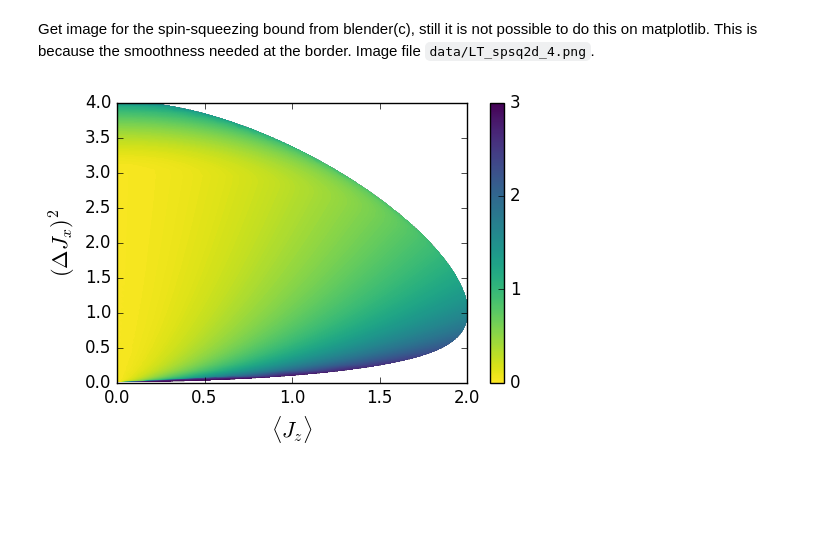
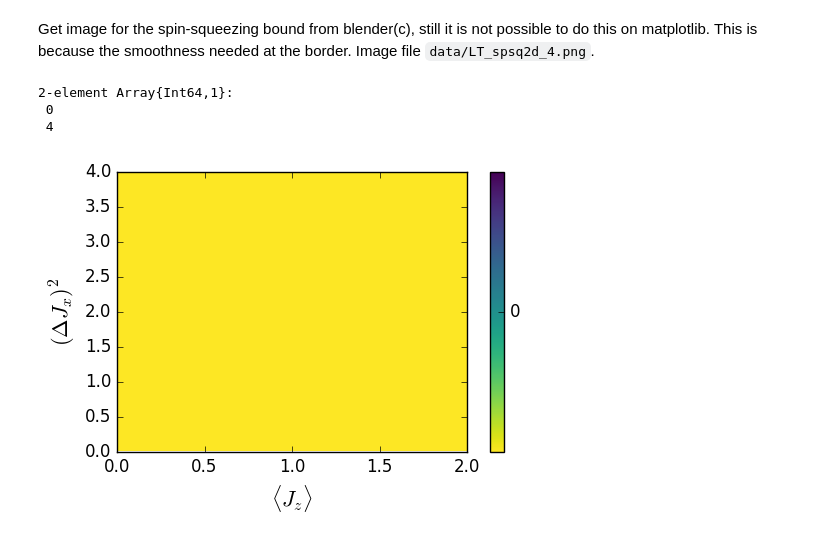
Before and after one commit to iagobaapellaniz/PhD_Thesis, a Jupyter notebook: plots.ipynb, the cells around one changed output. Drawn from its saved outputs; the diff is of its cells as text; code cells hidden in the pictures; blank space fills up the shorter version.

```diff
--- a/plots.ipynb
+++ b/plots.ipynb
@@ -165,21 +43,21 @@ a_read(vddset, "thetaVec")
 # %%
-# maximum line
-indx = indmax(y)
-
 # Figure
 fig = figure(figsize=(5,3.5))
 xl = xlabel(L"$\theta$ [A.U.]", fontsize=L_FSIZE)
 yl = ylabel(L"$(\Delta \theta)^2/N$", fontsize=L_FSIZE)
 xticks(rotation=45)
 
-ax = axis(xmin=0, xmax=xmax)
+ax = axis(xmin=minimum(theta), xmax=maximum(theta))
 
 # SN thresold
-bar(0,1,0.03,0, color="0.9", edgecolor="0.7",linewidth=0)
-plot([0,0.03],[1,1], color="0.7", linewidth=LWD, linestyle="dotted")
+bar(minimum(theta),1,maximum(theta),0, color="0.9",
+    edgecolor="0.7",linewidth=0)
+plot([minimum(theta),maximum(theta)],
+    [1,1], color="0.7", linewidth=LWD, linestyle="dotted")
 
-plot([x[indx],x[indx]],[0,y[indx]], "--r", linewidth=LWD)
-plt = plot(x,y,linewidth=LWD)
+plot([theta_max,theta_max],[0,precision_max],
+    "--r", linewidth=LWD)
+plt = plot(theta,precision,linewidth=LWD)
 
 
 savefig("svg/VD_precision_theta.svg", bbox_inches="tight")
@@ -219,26 +97,31 @@ savefig("svg/VD_contour.svg", bbox_inches="tight")
 ## Plots for the legendre transform.
 # %% [markdown]
 Get image for the spin-squeezing bound from blender(c), still it is not possible to do this on matplotlib. This is because the smoothness needed at the border. Image file `data/LT_spsq2d_4.png`.
+# %%
+# Get Data
+h5file = h5open("plotsData.h5")
+dataGroup = h5file["OptimalBound"]["SpinSqueezing"]
+
+precision = read(dataGroup["presision"])
+
+XLim = read(attrs(dataGroup)["XLim"])
+YLim = read(attrs(dataGroup)["YLim"])
+# %% [output]
+2-element Array{Int64,1}:
+ 0
+ 4
 # %%
 figure(figsize=(6,3.5))
 
 xlabel(L"\langle J_z \rangle",fontsize=L_FSIZE)
 ylabel(L"(\Delta J_x)^2",fontsize=L_FSIZE)
 
-png = imread("data/data-spsq-4-blender.png")
-data = (png[:,:,1]+png[:,:,2]+png[:,:,3])/3
-# deal with the alpha chanel
-achanel = png[:,:,4]
-map!((x)->if x==0 NaN else 0 end,achanel)
-data = data+achanel
-data = (data - minimum(data))/(maximum(data)-minimum(data))
-
-im = imshow(data, cmap=CMAP_R ,aspect=1/2*4/5, extent=[0,2,0,4])
+im = imshow(precision, cmap=CMAP_R ,aspect=1/2*4/5, extent=[0,2,0,4])
 t_line = plot()
 
 cb = colorbar(im, ticks=Array(linspace(0,1,4)))
-cb[:ax][:set_yticklabels](vcat(map(string, Array(0:3)),">$ln"))
+cb[:ax][:set_yticklabels](vcat(map(string, Array(0:3)),">4"))
 
 savefig("svg/LT_spsq2d_4.svg", bbox_inches="tight")
 # %% [output]
-[figure, old version]
+[figure, new version]
```
Also changed, not shown: parts of 20 cells of this notebook, 6 other files.
